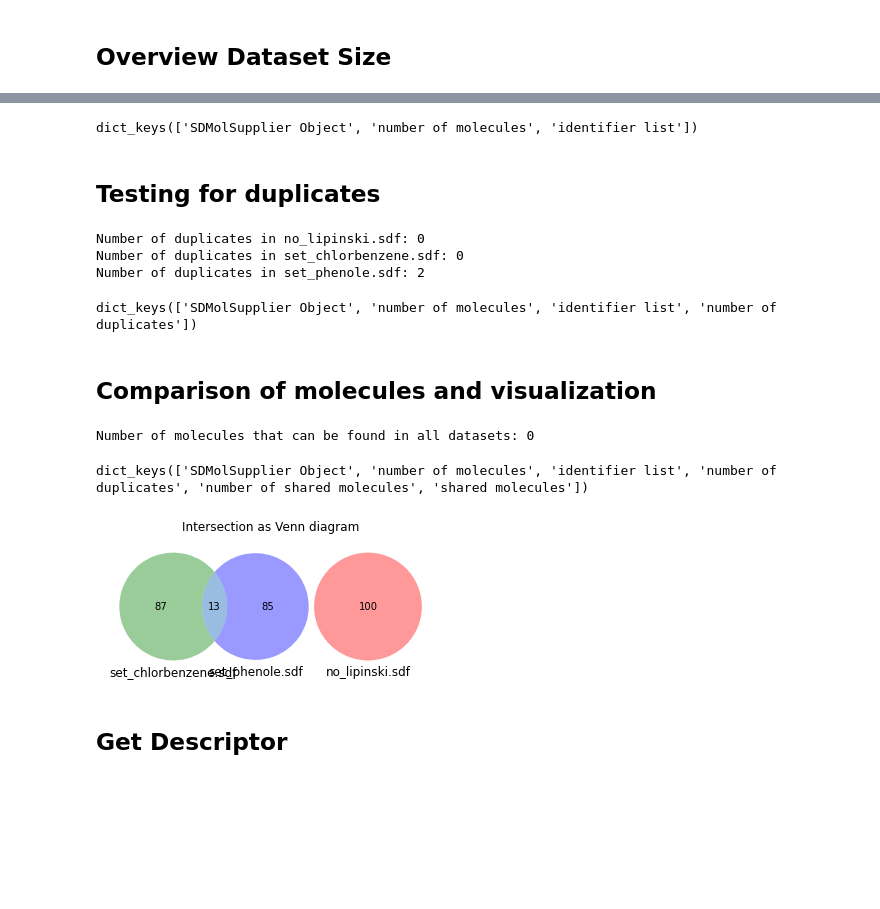
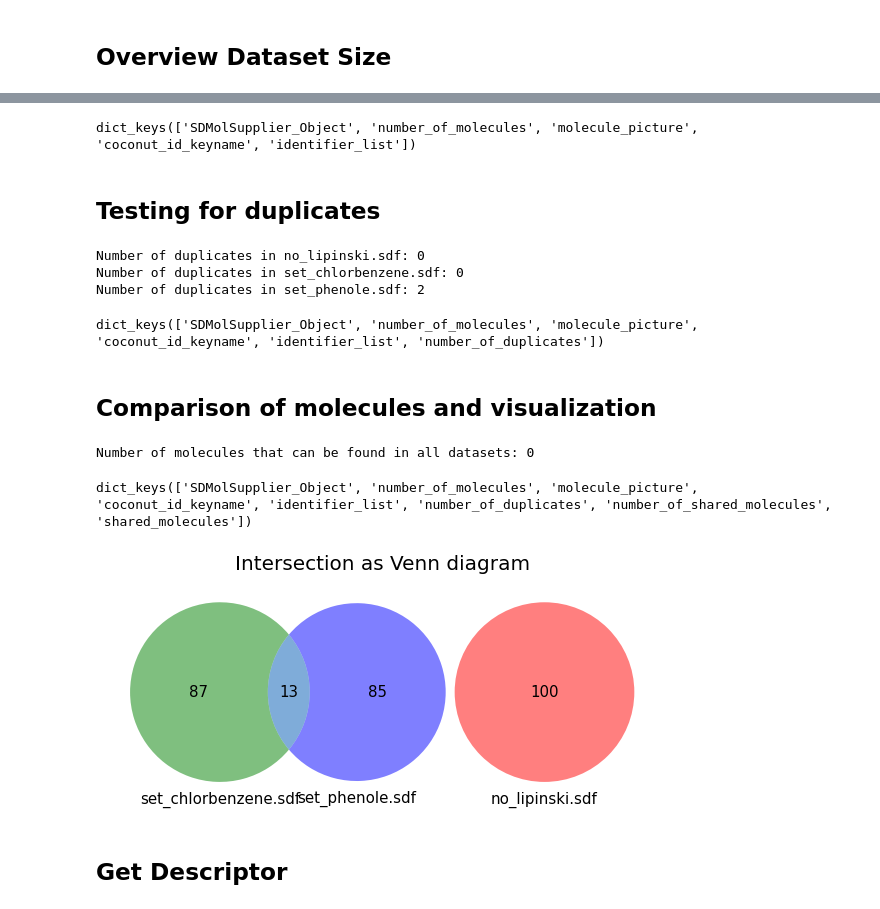
Before and after one commit to Steinbeck-Lab/ChemIcal-DatasEt-comparatoR, a Jupyter notebook: Praktikum_V3.ipynb, the cells around one changed output, grey strips where cells are left out. Drawn from its saved outputs; the diff is of its cells as text; code cells hidden in the pictures; blank space fills up the shorter version.

```diff
--- a/Praktikum_V3.ipynb
+++ b/Praktikum_V3.ipynb
@@ -82,3 +74,14 @@ lipinski_summary_keyname = "Lipinski Rule of 5 summary"
+# %%
+import_keyname = "SDMolSupplier_Object"
+dataset_lenght_keyname = "number_of_molecules"
+identifier_keyname = "identifier_list"
+duplicates_keyname = "number_of_duplicates"
+shared_mols_keyname = "number_of_shared_molecules"
+shared_mols_id_keyname = "shared_molecules"
+lipinski_list_keyname = "number_of_broken_Lipinski_Rules"
+lipinski_summary_keyname = "Lipinski_Rule_of_5_summary"
+mol_grid_keyname = "molecule_picture"
+database_id_keyname = "coconut_id_keyname"
 # %% [markdown]
 ## Data Import
 # %%
@@ -91,7 +94,7 @@ def import_as_data_dict(path_to_data: str) -> dict:
         path_to_data (str): Path to the directory where the SDFiles are stored.
 
     Returns:
-        dict{dict}: Dictionary of dictionaries for every dataset.
+        all_dicts (dict): Dictionary of dictionaries for every dataset with the SDMolSupplier Objects.
     """
     all_dicts = {}
     data_dir = os.path.normpath(str(path_to_data))
@@ -104,4 +107,5 @@ def import_as_data_dict(path_to_data: str) -> dict:
 
 testdict = import_as_data_dict('data2')
 testdict.keys()
+testdict['set_phenole.sdf'].keys()
 # %% [output]
@@ -191,7 +270,7 @@ def get_identifier_list_key(all_dicts: dict, id_type: str) -> dict:
 get_identifier_list_key(testdict, "inchi")
 testdict['set_phenole.sdf'].keys()
 # %% [output]
-dict_keys(['SDMolSupplier Object', 'number of molecules', 'identifier list'])
+dict_keys(['SDMolSupplier_Object', 'number_of_molecules', 'molecule_picture', 'coconut_id_keyname', 'identifier_list'])
 # %% [markdown]
 ## Testing for duplicates
 # %%
@@ -220,7 +299,7 @@ testdict['set_phenole.sdf'].keys()
 Number of duplicates in no_lipinski.sdf: 0
 Number of duplicates in set_chlorbenzene.sdf: 0
 Number of duplicates in set_phenole.sdf: 2
-dict_keys(['SDMolSupplier Object', 'number of molecules', 'identifier list', 'number of duplicates'])
+dict_keys(['SDMolSupplier_Object', 'number_of_molecules', 'molecule_picture', 'coconut_id_keyname', 'identifier_list', 'number_of_duplicates'])
 # %% [markdown]
 ## Comparison of molecules and visualization
 # %%
@@ -252,39 +331,53 @@ get_shared_molecules_key(testdict)
 testdict['set_phenole.sdf'].keys()
 # %% [output]
 Number of molecules that can be found in all datasets: 0
-dict_keys(['SDMolSupplier Object', 'number of molecules', 'identifier list', 'number of duplicates', 'number of shared molecules', 'shared molecules'])
+dict_keys(['SDMolSupplier_Object', 'number_of_molecules', 'molecule_picture', 'coconut_id_keyname', 'identifier_list', 'number_of_duplicates', 'number_of_shared_molecules', 'shared_molecules'])
 # %%
-def visualize_intersection(all_dicts: dict):
+def visualize_intersection(all_dicts: dict,
+                          data_type : str = 'png'):
     """
-    This function returns a Venn Diagram of the identifier lists in the dicitionaries in the
-    given dictionary (as long as there are not more than three dictionaries).
+    This function returns a Venn-diagram of the identifier lists in the dicitionaries in the
+    given dictionary (as long as there are not more than three dictionaries). The diagram is
+    saved in an output folder.
 
     Args:
         all_dicts (dict): Dictionary of dictionaries with identifier_keyname.
+        data_type (str): Data type for the exported image (default: png)
 
     Returns:
         Venn Diagram
 
     Raises:
         WrongInputError: If there are one or more then three sets are to be compared a Error is raised.
     """
     sets = []
     for single_dict in all_dicts:
         single_set = set(all_dicts[single_dict][identifier_keyname])
         sets.append(single_set)
+    plt.figure(figsize=(10,10))
     if len(sets) == 3:
-        v = venn3(sets, set_labels = (all_dicts.keys()))
+        venn = venn3(sets, set_labels = (all_dicts.keys()), alpha = 0.5)
     elif len(sets) == 2:
-        v = venn2(sets, set_labels = (all_dicts.keys()))
+        venn = venn2(sets, set_labels = (all_dicts.keys()), alpha = 0.5)
     else:
         raise WrongInputError('Visualization only possible for two or three data sets!')
-    plt.title("Intersection as Venn diagram")
-    return plt.show(v)
+    plt.title("Intersection as Venn diagram", fontsize=20)
+    for text in venn.set_labels:
+        text.set_fontsize(15)
+    for x in range(len(venn.subset_labels)):
+        if venn.subset_labels[x] is not None:
+            venn.subset_labels[x].set_fontsize(15)
+    if not os.path.exists('output'):
+            os.makedirs('output')
+    plt.savefig('output/intersection.%s' % (data_type),
+                bbox_inches='tight',
+               transparent = True)
+    return plt.show(venn)
 
 
 visualize_intersection(testdict)
 # %% [output]
-[figure, old version]
+[figure, new version]
 # %% [markdown]
 ## Get Descriptor
 # %%
```
Also changed, not shown: parts of 23 cells of this notebook.
